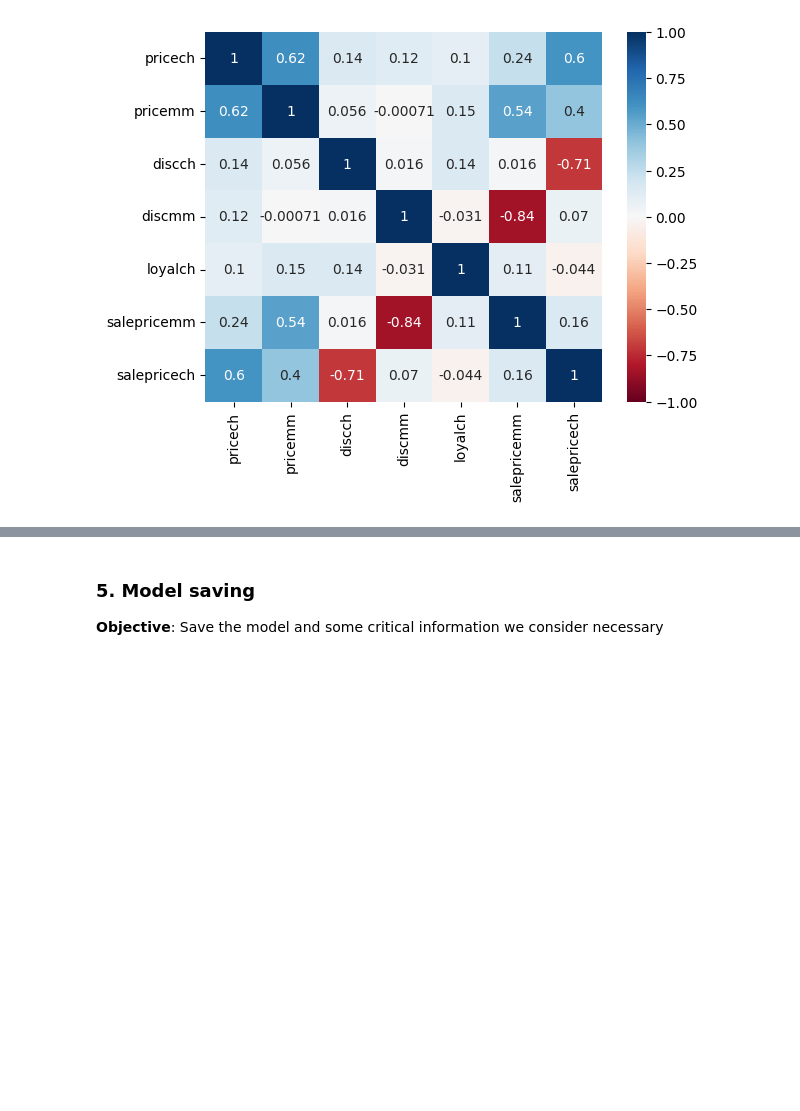
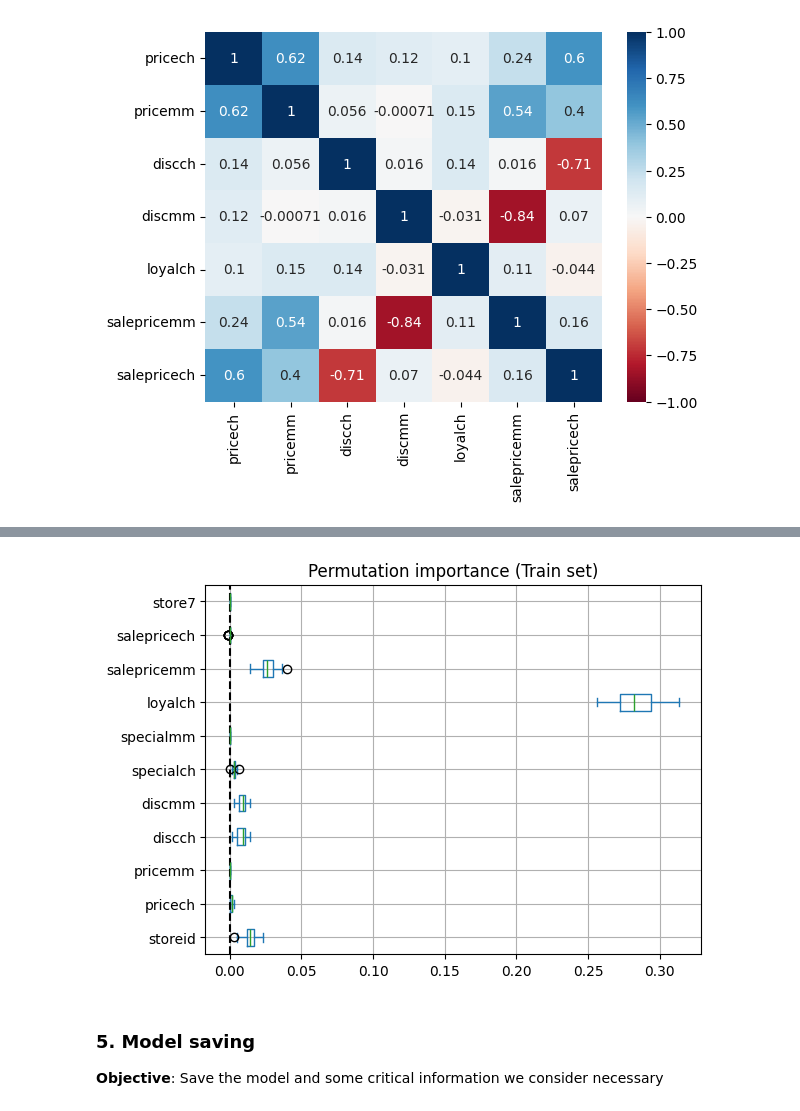
Before and after one commit to alexismenanieves/Orchestrator, a Jupyter notebook: notebooks/Orange_Juice_Model.ipynb, the cells around one changed output, grey strips where cells are left out. Saved outputs shown, nothing was run; the diff lists cells and outputs as text; code cells hidden in the pictures; blank space fills up the shorter version.

```diff
--- a/notebooks/Orange_Juice_Model.ipynb
+++ b/notebooks/Orange_Juice_Model.ipynb
@@ -596,9 +632,0 @@ plt.show()
-# %%
-# 4.7 Create crossvalidation to finde best hyperparameters
-params = {
-    'rfclf__max_depth': [2,3,4,None],
-    'rfclf__n_estimators': [50,100,150],
-    'rfclf__min_samples_split': [2,3,4]
-}
-grid_search = GridSearchCV(clf_rf, params, cv=5, n_jobs=-1)
-grid_search.fit(X_train, y_train_enc)
@@ -637,9 +654,15 @@ plt.show()
 # %%
-# 4.10 Get the importance of variables
-importance = permutation_importance(best_clf_rf, X_train, y_train_enc, n_repeats=25, random_state=2024)
+# 4.12 Get the importance of variables
+importance = permutation_importance(
+    results['histgradient_boosting'].best_estimator_,
+    X_train, y_train_enc,
+    n_repeats=25, random_state=2024
+)
 importance_df = pd.DataFrame(importance.importances.T, columns=X_train.columns)
 ax = importance_df.plot.box(vert=False)
 ax.axvline(x=0, color='k', linestyle='--')
 ax.set_title('Permutation importance (Train set)')
 ax.grid(True)
 plt.show()
+# %% [output]
+[figure, added]
```
Also changed, not shown: parts of 28 cells of this notebook.
